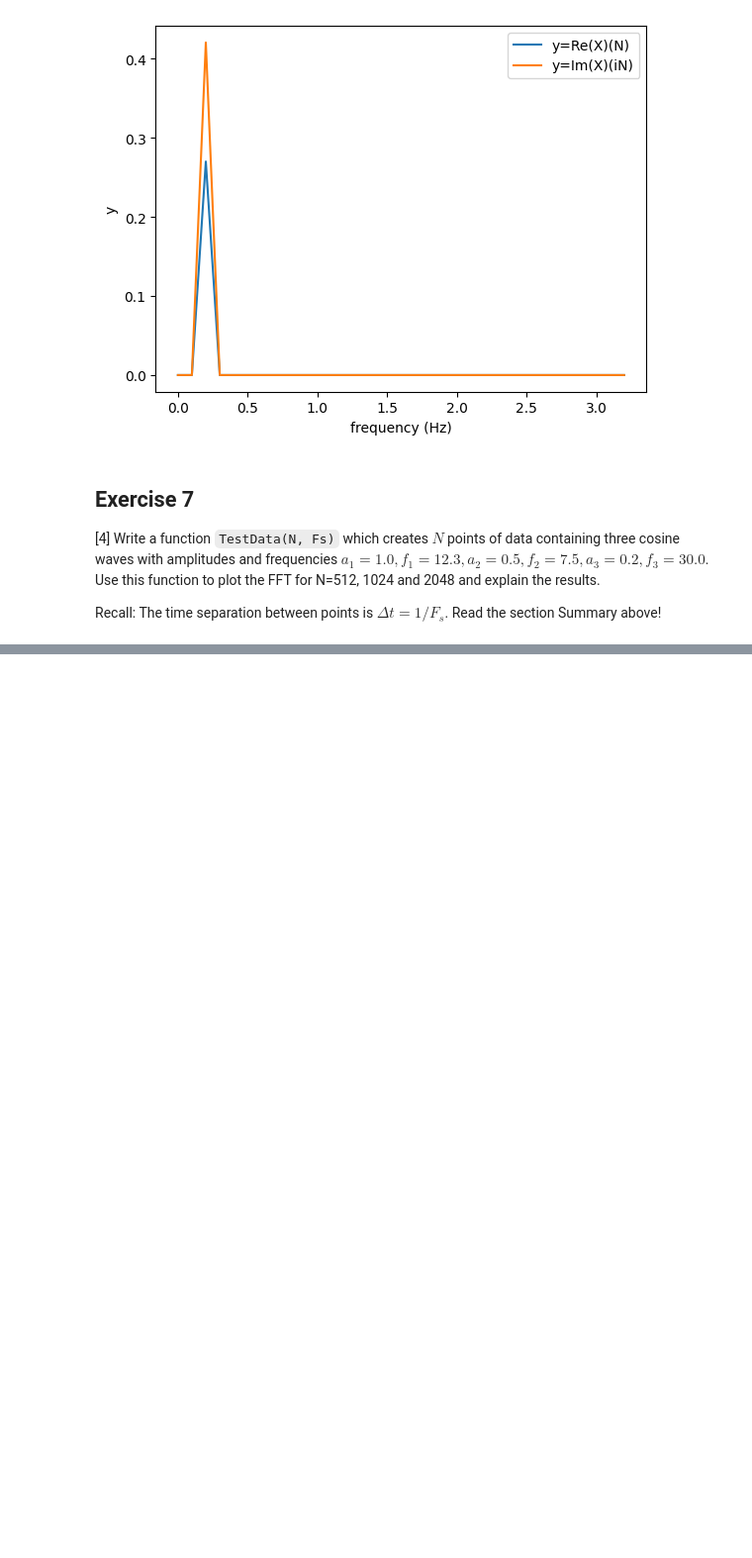
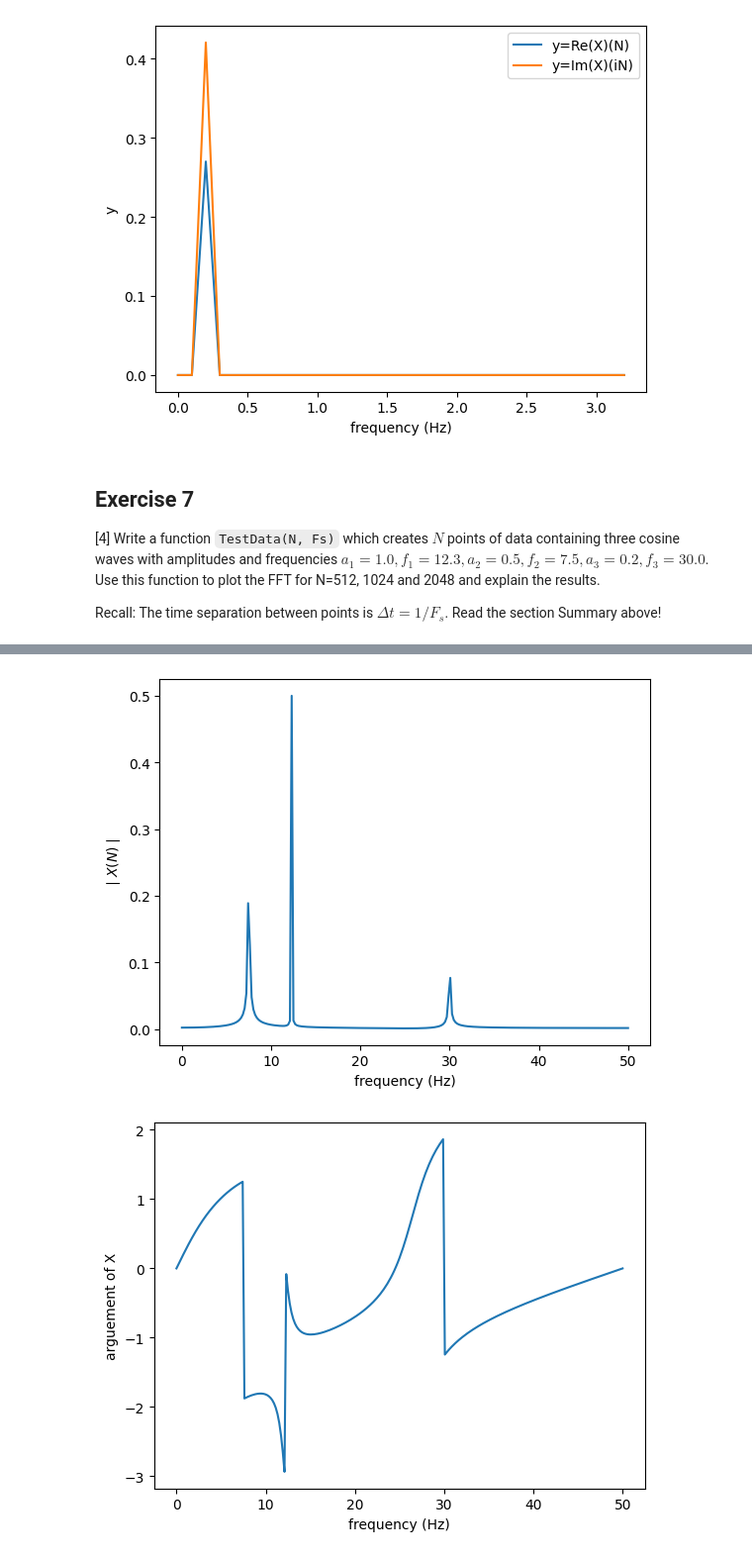
Before and after one commit to PX2145-2025/week-10-b-Morley-James, a Jupyter notebook: FFT.ipynb, the cells around one changed output, grey strips where cells are left out. Shown at 99% size. Drawn from its saved outputs; the diff is of its cells as text; code cells hidden in the pictures; blank space fills up the shorter version.

```diff
--- a/FFT.ipynb
+++ b/FFT.ipynb
@@ -567,0 +572,27 @@ plt.grid()
+# %%
+#Take fourier transform
+frq5 = Spectrum1(x5,Fs5)[0]
+X5 = Spectrum1(x5,Fs5)[1]
+
+#Plot magnitude of fourier transform
+plt.plot(frq5,np.abs(X5))
+plt.xlabel("frequency (Hz)")
+plt.ylabel("$\mid X(N)\mid$")
+plt.show()
+
+#Plot arguement of fourier transform
+plt.plot(frq5,np.angle(X5))
+plt.xlabel("frequency (Hz)")
+plt.ylabel("arguement of X")
+plt.show()
+
+#Plot the real and imaginary components of fourier transform
+plt.plot(frq5,np.real(X5),label ='y=Re(X)(N)')
+plt.plot(frq5,np.imag(X5),label='y=Im(X)(iN)')
+plt.xlabel("frequency (Hz)")
+plt.ylabel("y")
+plt.legend()
+plt.show()
+# %% [output]
+[figure, added]
+[figure, added]
```
Also changed, not shown: parts of 2 cells of this notebook.
